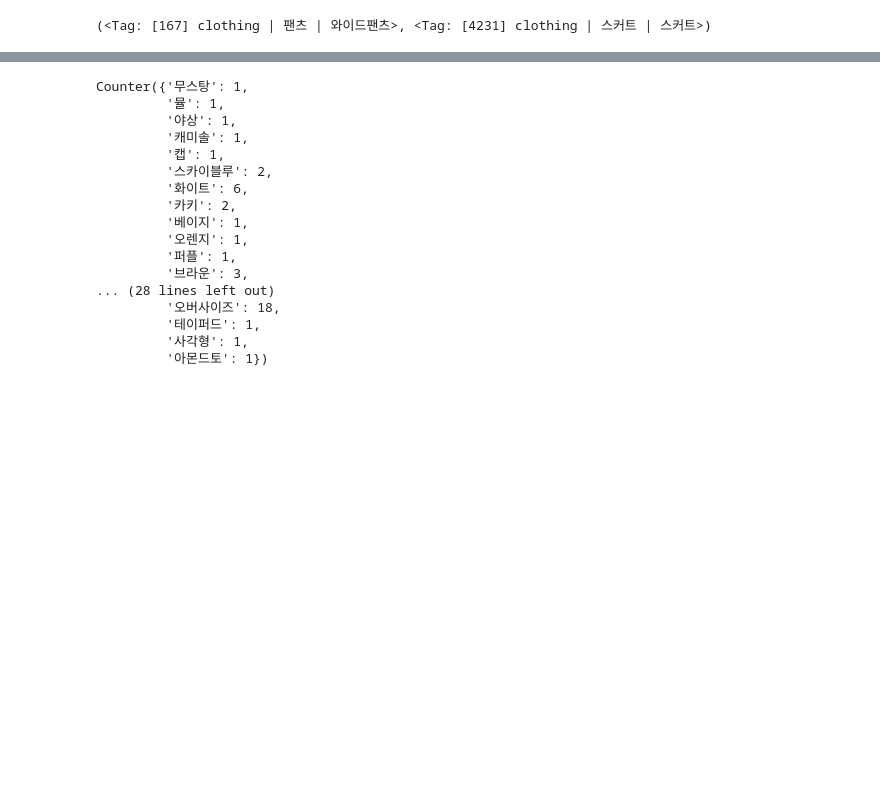
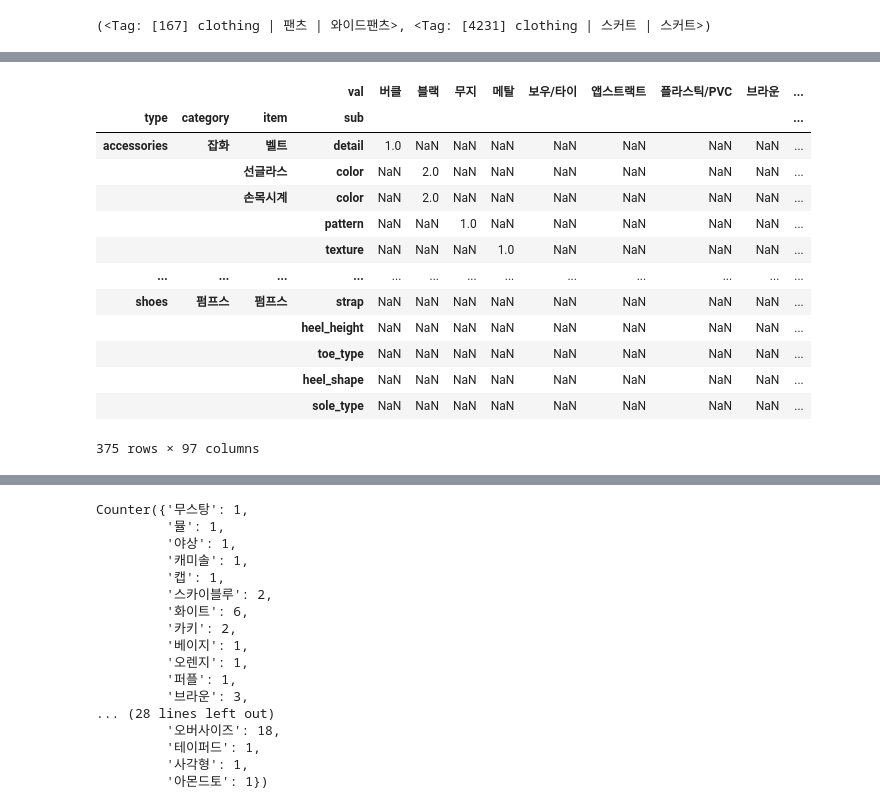
Before and after one commit to gem763/maskplay, a Jupyter notebook: data/Untitled.ipynb, the cells around one changed output, grey strips where cells are left out. Drawn from its saved outputs; the diff is of its cells as text; code cells hidden in the pictures; blank space fills up the shorter version.

```diff
--- a/data/Untitled.ipynb
+++ b/data/Untitled.ipynb
@@ -89,0 +91,16 @@ Wall time: 312 ms
+# %%
+dfdf_pos = df_pos[flds].set_index(['type','category','item']).stack().to_frame()
+dfdf_pos[1] = 1
+dfdf_pos.index.names = ['type','category','item','sub']
+dfdf_pos.columns = ['val', 'count']
+dfdf_pos = dfdf_pos.groupby(by=['type','category','item','sub','val']).count()
+# %%
+dfdf_neg = df_neg[flds].set_index(['type','category','item']).stack().to_frame()
+dfdf_neg[1] = 1
+dfdf_neg.index.names = ['type','category','item','sub']
+dfdf_neg.columns = ['val', 'count']
+dfdf_neg = dfdf_neg.groupby(by=['type','category','item','sub','val']).count()
+# %%
+dfdf = dfdf_pos - dfdf_neg
+dfdf = dfdf[dfdf['count']>0]
+dfdf
@@ -89,0 +122,17 @@ Wall time: 312 ms
+# %%
+dfdf['count'].unstack()
+# %% [output]
+|  |  |  | val | 버클 | 블랙 | 무지 | 메탈 | 보우/타이 | 앱스트랙트 | 플라스틱/PVC | 브라운 | ... |
+| type | category | item | sub |  |  |  |  |  |  |  |  | ... |
+| accessories | 잡화 | 벨트 | detail | 1.0 | NaN | NaN | NaN | NaN | NaN | NaN | NaN | ... |
+|  |  | 선글라스 | color | NaN | 2.0 | NaN | NaN | NaN | NaN | NaN | NaN | ... |
+|  |  | 손목시계 | color | NaN | 2.0 | NaN | NaN | NaN | NaN | NaN | NaN | ... |
+|  |  |  | pattern | NaN | NaN | 1.0 | NaN | NaN | NaN | NaN | NaN | ... |
+|  |  |  | texture | NaN | NaN | NaN | 1.0 | NaN | NaN | NaN | NaN | ... |
+| ... | ... | ... | ... | ... | ... | ... | ... | ... | ... | ... | ... | ... |
+| shoes | 펌프스 | 펌프스 | strap | NaN | NaN | NaN | NaN | NaN | NaN | NaN | NaN | ... |
+|  |  |  | heel_height | NaN | NaN | NaN | NaN | NaN | NaN | NaN | NaN | ... |
+|  |  |  | toe_type | NaN | NaN | NaN | NaN | NaN | NaN | NaN | NaN | ... |
+|  |  |  | heel_shape | NaN | NaN | NaN | NaN | NaN | NaN | NaN | NaN | ... |
+|  |  |  | sole_type | NaN | NaN | NaN | NaN | NaN | NaN | NaN | NaN | ... |
+375 rows × 97 columns
```
Also changed, not shown: parts of 11 cells of this notebook, 14 other files.
